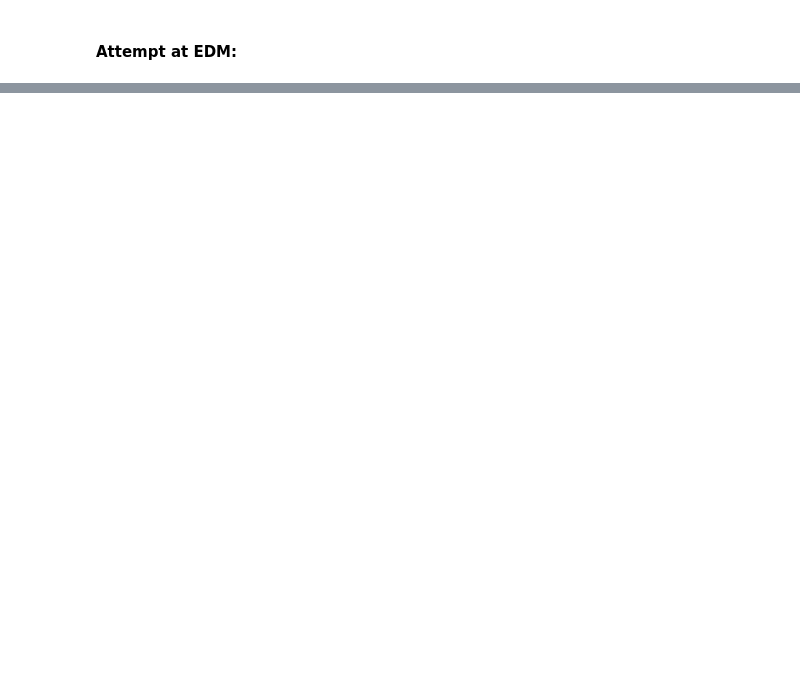
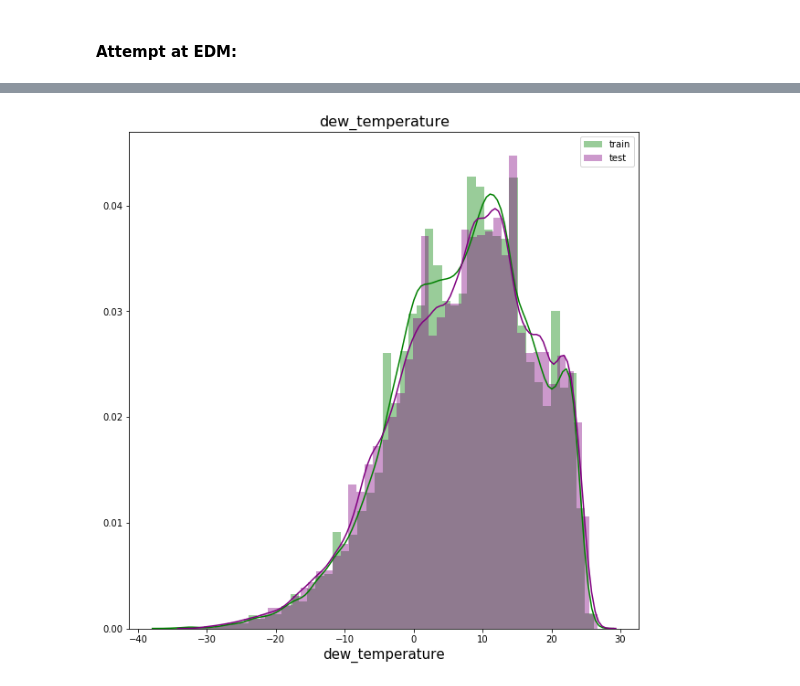
Before and after one commit to Ian-Dzindo01/ASHRAE_Great_Energy_Prediction, a Jupyter notebook: ASHRAE_Exploration.ipynb, the cells around one changed output, grey strips where cells are left out. Cells and saved outputs as stored; diff of their text form; code cells hidden in the pictures; blank space fills up the shorter version.

```diff
--- a/ASHRAE_Exploration.ipynb
+++ b/ASHRAE_Exploration.ipynb
@@ -16,4 +17,11 @@ os.listdir('D:\Projects\Kaggle\ASHRAE')
  'train.csv',
  'weather_test.csv',
  'weather_train.csv']
+# %%
+building_metadata_df = pd.read_csv('building_metadata.csv')
+train_df = pd.read_csv('train.csv')
+test_df = pd.read_csv('test.csv')
+weather_train_df = pd.read_csv('weather_train.csv')
+weather_test_df = pd.read_csv('weather_test.csv')
+sample_submission = pd.read_csv('sample_submission.csv')
 # %%
@@ -41,0 +137,9 @@ train_df['meter_reading'].plot()
+# %%
+def plot_dist_col(column):
+    '''plot dist curves for train and test weather data for the given column name'''
+    fig, ax = plt.subplots(figsize=(10, 10))
+    sns.distplot(weather_train_df[column].dropna(), color='green', ax=ax).set_title(column, fontsize=16)
+    sns.distplot(weather_test_df[column].dropna(), color='purple', ax=ax).set_title(column, fontsize=16)
+    plt.xlabel(column, fontsize=15)
+    plt.legend(['train', 'test'])
+    plt.show()
@@ -41,0 +150,4 @@ train_df['meter_reading'].plot()
+# %%
+plot_dist_col('dew_temperature')
+# %% [output]
+[figure, added]
```
Also changed, not shown: parts of 22 cells of this notebook.
